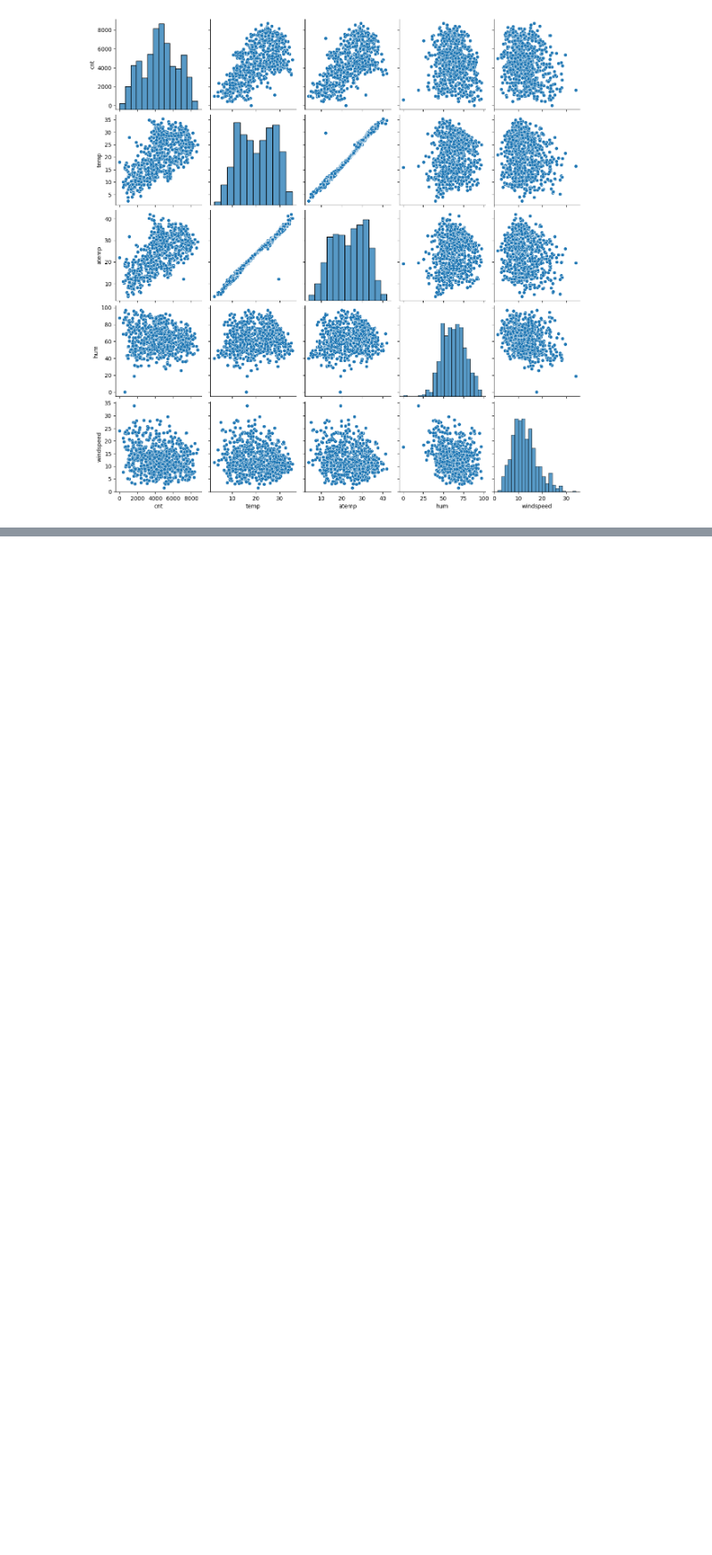
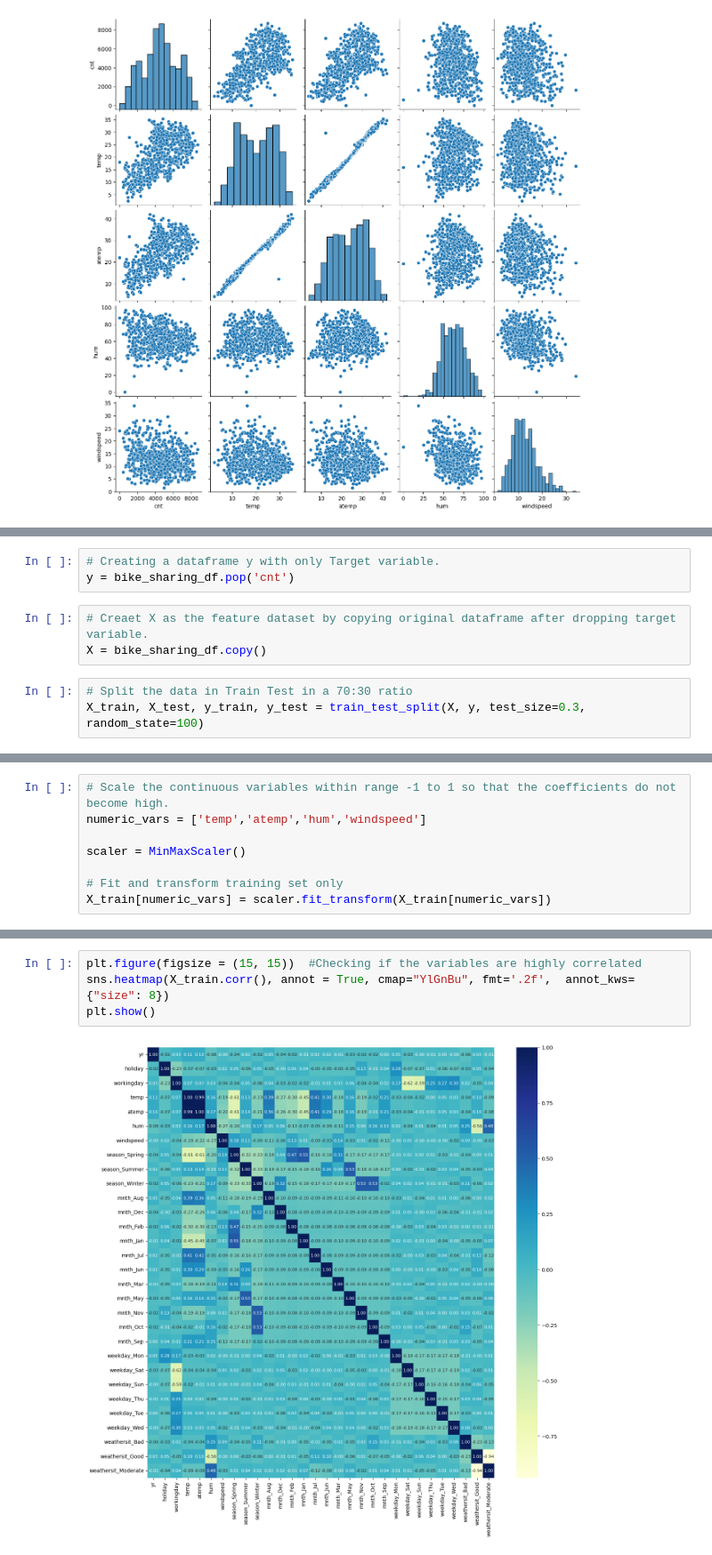
Before and after one commit to 90mlnoob/BikeSharing-LinearRegression, a Jupyter notebook: BoomBikesAssignment.ipynb, the cells around one changed output, grey strips where cells are left out. Shown at 89% size. Saved outputs shown, nothing was run; the diff lists cells and outputs as text; blank space fills up the shorter version.

```diff
--- a/BoomBikesAssignment.ipynb
+++ b/BoomBikesAssignment.ipynb
@@ -293,0 +374,9 @@ The clear weathershit has highest demand
+# %%
+# Creating a dataframe y with only Target variable.
+y = bike_sharing_df.pop('cnt')
+# %%
+# Creaet X as the feature dataset by copying original dataframe after dropping target variable.
+X = bike_sharing_df.copy()
+# %%
+# Split the data in Train Test in a 70:30 ratio
+X_train, X_test, y_train, y_test = train_test_split(X, y, test_size=0.3, random_state=100)
@@ -293,0 +393,8 @@ The clear weathershit has highest demand
+# %%
+# Scale the continuous variables within range -1 to 1 so that the coefficients do not become high.
+numeric_vars = ['temp','atemp','hum','windspeed']
+
+scaler = MinMaxScaler()
+
+# Fit and transform training set only
+X_train[numeric_vars] = scaler.fit_transform(X_train[numeric_vars])
@@ -293,0 +415,6 @@ The clear weathershit has highest demand
+# %%
+plt.figure(figsize = (15, 15))  #Checking if the variables are highly correlated
+sns.heatmap(X_train.corr(), annot = True, cmap="YlGnBu", fmt='.2f',  annot_kws={"size": 8})
+plt.show()
+# %% [output]
+[figure, added]
```
Also changed, not shown: parts of 69 cells of this notebook.
